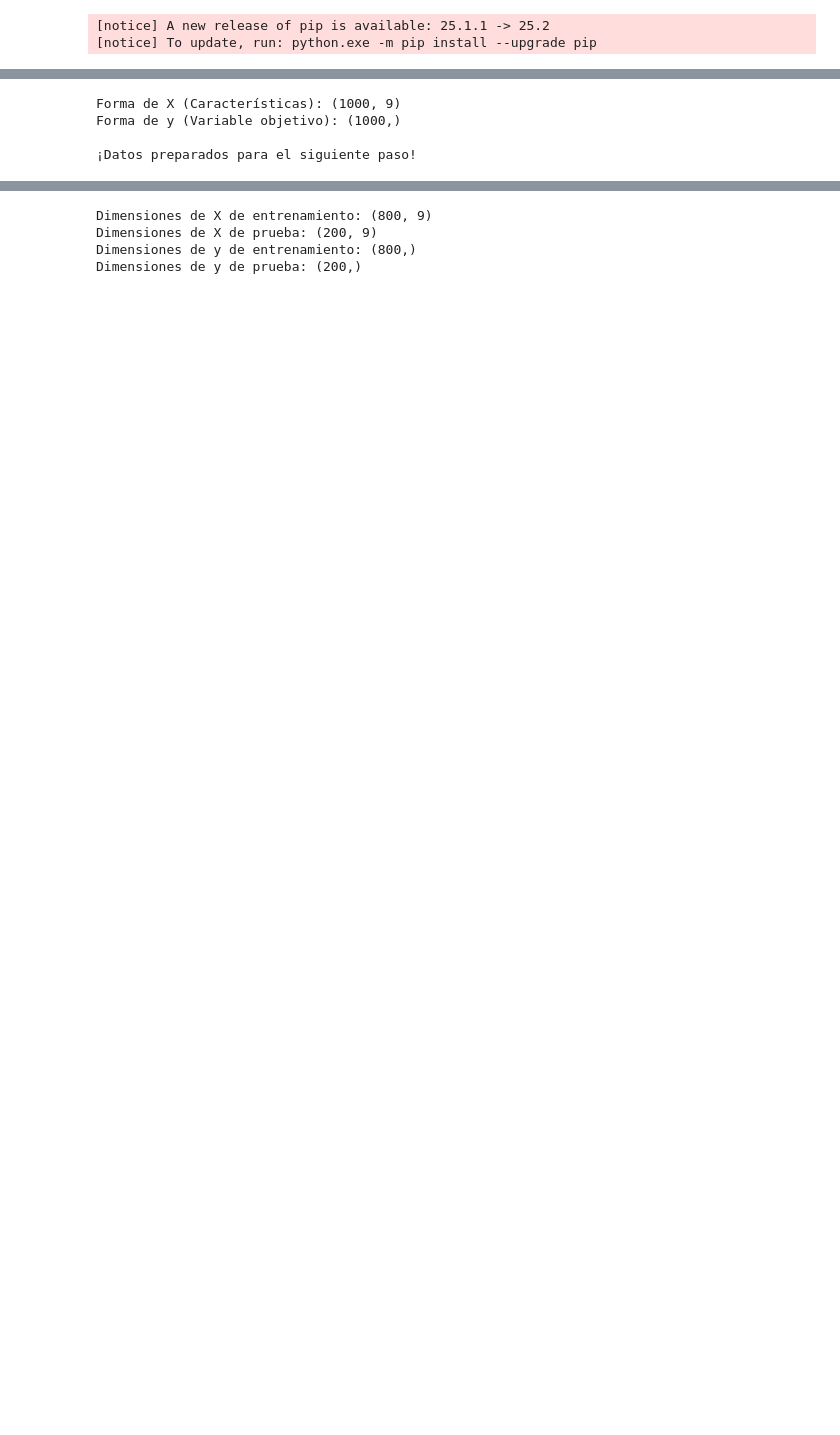
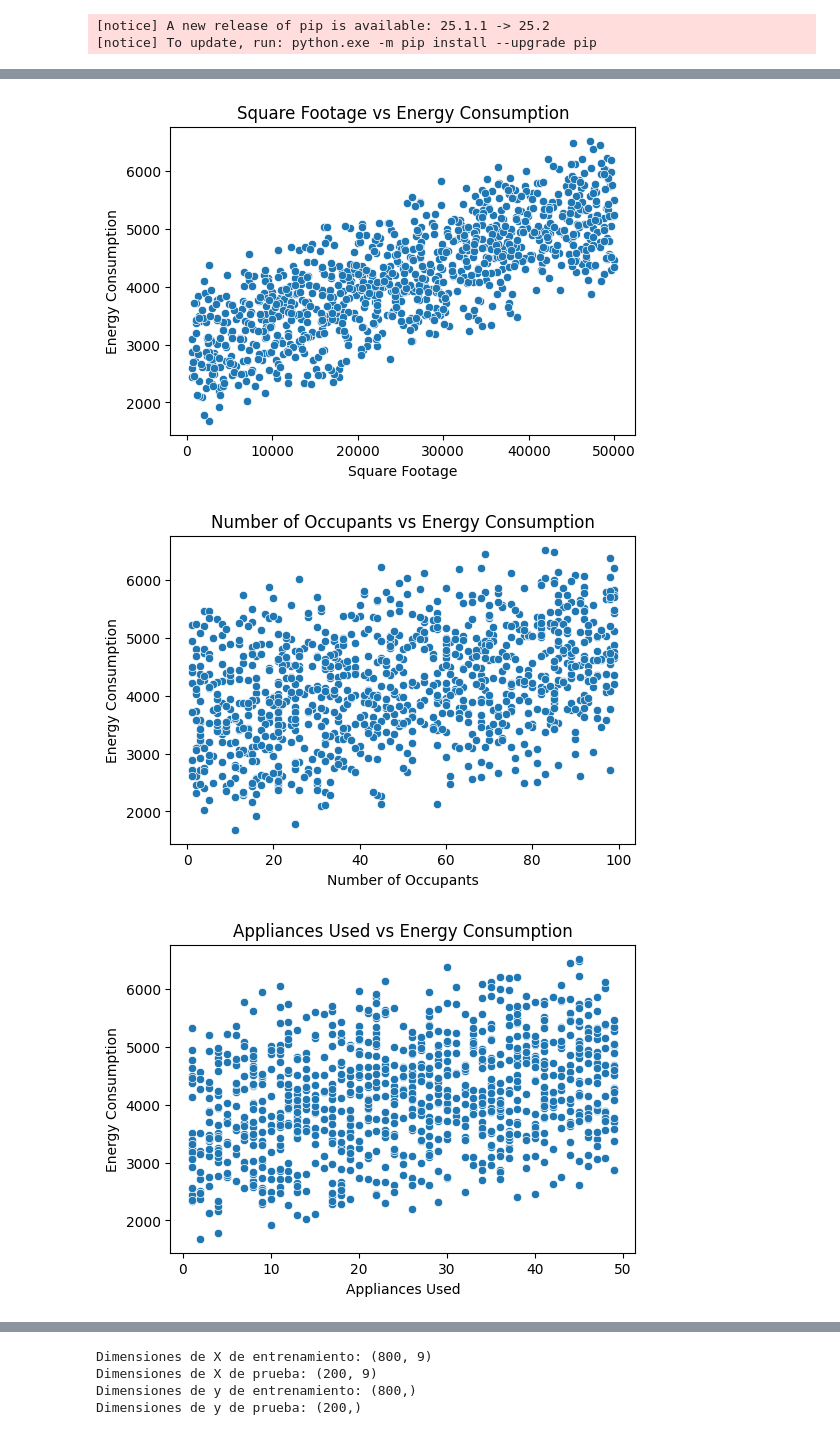
Before and after one commit to Factoria-F5-madrid/Project-Regression-Equipo-2, a Jupyter notebook: notebook/linear_regression.ipynb, the cells around one changed output, grey strips where cells are left out. Drawn from its saved outputs; the diff is of its cells as text; code cells hidden in the pictures; blank space fills up the shorter version.

```diff
--- a/notebook/linear_regression.ipynb
+++ b/notebook/linear_regression.ipynb
@@ -61,13 +100,21 @@ y = df_clean[target]
+# %%
+# Limpia los nombres de columnas
+df_clean.columns = df_clean.columns.str.strip()
+df_clean.columns = df_clean.columns.str.replace(' ', ' ')
+# Si hay mas inconsistencias, puedes usar:
+
+df_clean.columns = df_clean.columns.str.replace('\s+', ' ', regex=True)
 # %%
-# 2. Separar las características (X)
-# Usamos el método .drop() para eliminar la columna objetivo del DataFrame de características.
-X = df_clean.drop(columns=[target])
+features_to_plot = ['Square Footage', 'Number of Occupants', 'Appliances Used', 'Average Temperature', 'Energy Consumption']
 
-print("Forma de X (Características):", X.shape)
-print("Forma de y (Variable objetivo):", y.shape)
-print("\n¡Datos preparados para el siguiente paso!")
+for feature in features_to_plot:
+    plt.figure(figsize=(6,4))
+    sns.scatterplot(x=df_clean[feature], y=df_clean['Energy Consumption'])
+    plt.title(f"{feature} vs Energy Consumption")
+    plt.xlabel(feature)
+    plt.ylabel("Energy Consumption")
+    plt.show()
 # %% [output]
-Forma de X (Características): (1000, 9)
-Forma de y (Variable objetivo): (1000,)
-
-¡Datos preparados para el siguiente paso!
+[figure, added]
+[figure, added]
+[figure, added]
```
Also changed, not shown: parts of 19 cells of this notebook, 1 other file.
